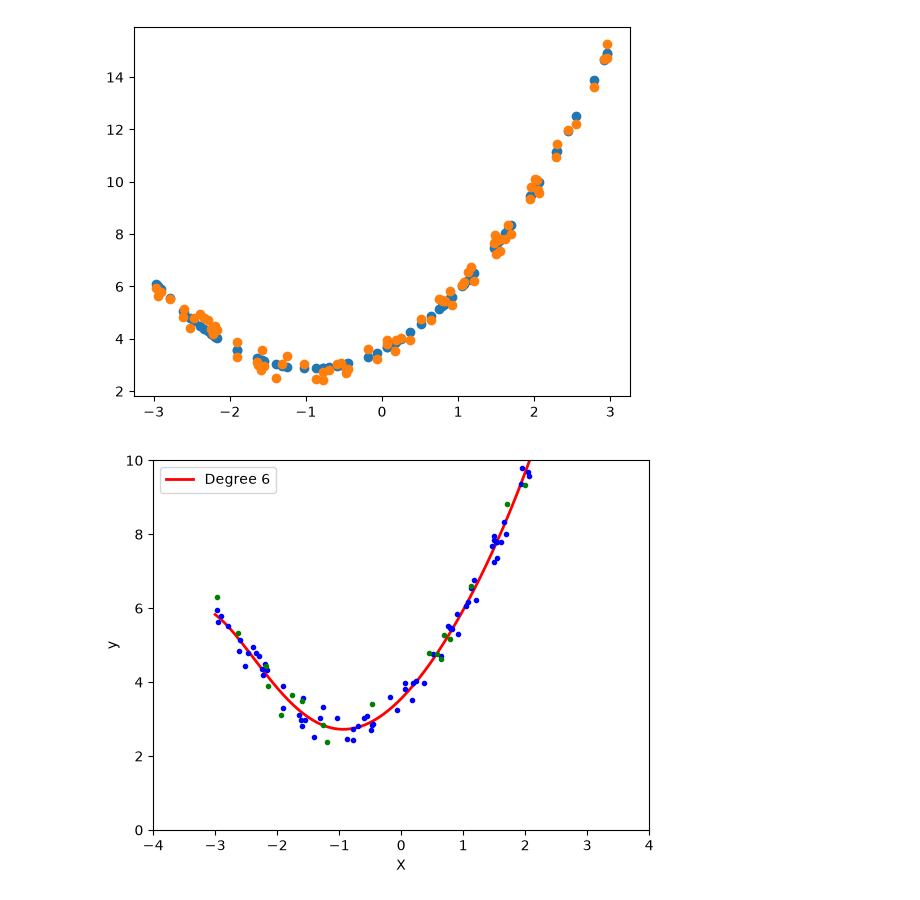
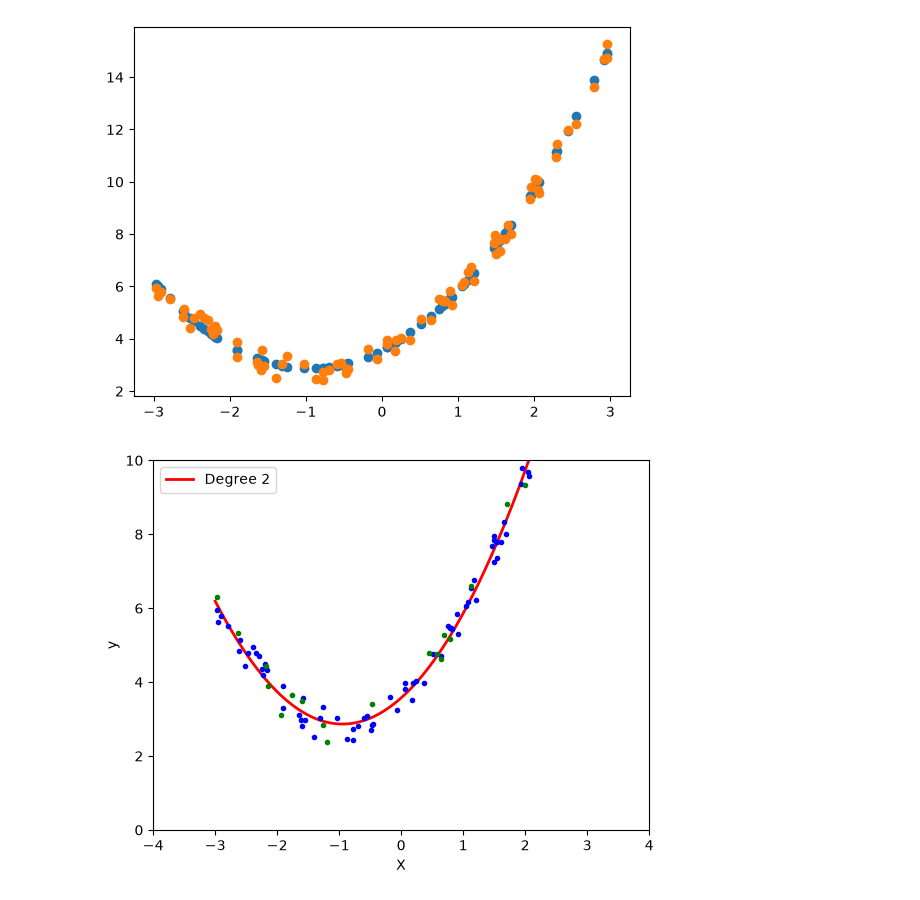
Before and after one commit to MahakkSingh/bootcamp, a Jupyter notebook: polynomial linear regg/coe.ipynb, the cells around one changed output. Saved outputs shown, nothing was run; the diff lists cells and outputs as text; code cells hidden in the pictures.

```diff
--- a/polynomial linear regg/coe.ipynb
+++ b/polynomial linear regg/coe.ipynb
@@ -108,6 +108,6 @@ def poly_regression(degree):
     plt.axis([-4,4, 0, 10])
     plt.show()
 # %%
-poly_regression(6)
+poly_regression(2)
 # %% [output]
-[figure, old version]
+[figure, new version]
```
Also changed, not shown: 3 other files.
